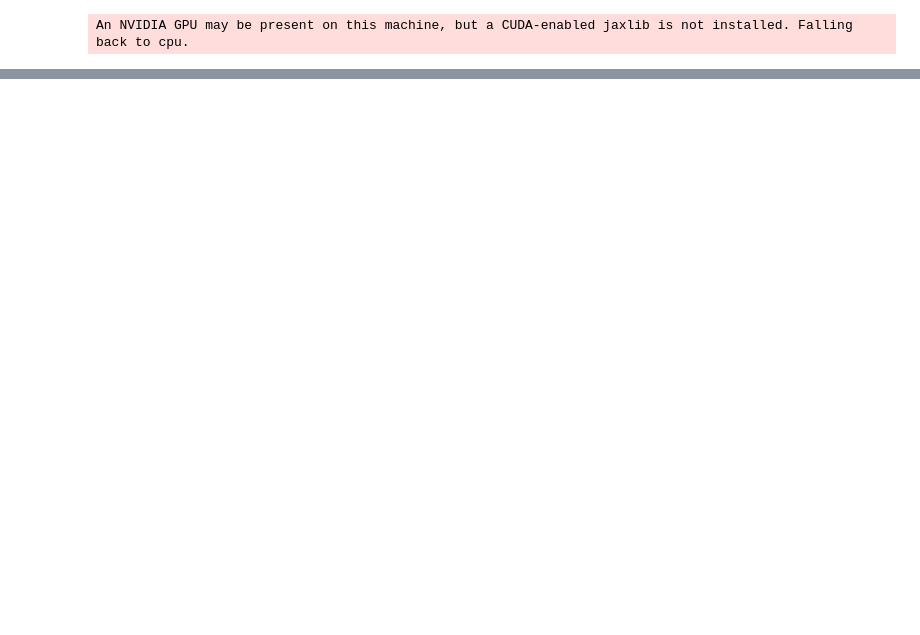
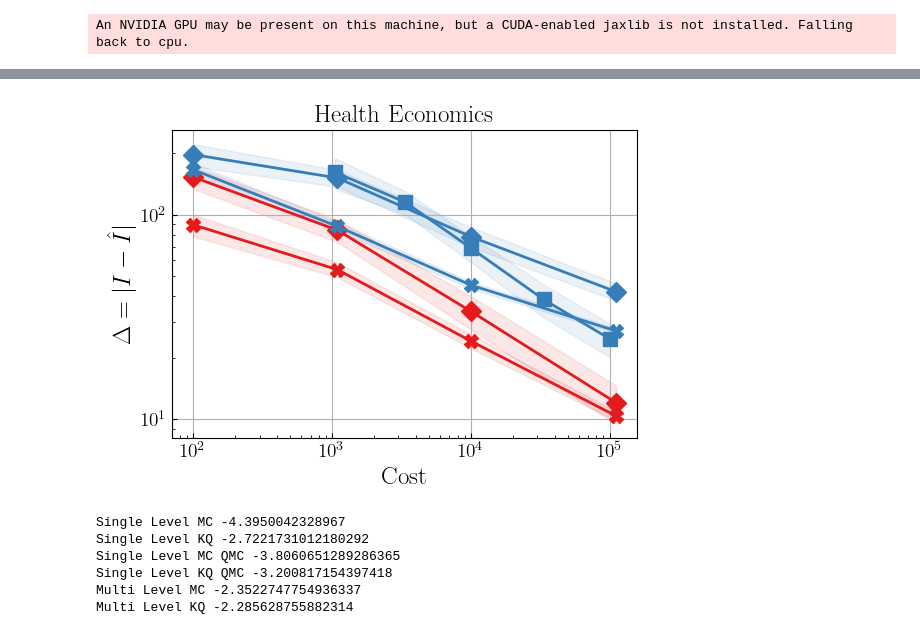
Before and after one commit to hudsonchen/nest_bq, a Jupyter notebook: plotting_notebooks/evppi.ipynb, the cells around one changed output, grey strips where cells are left out. Drawn from its saved outputs; the diff is of its cells as text; code cells hidden in the pictures; blank space fills up the shorter version.

```diff
--- a/plotting_notebooks/evppi.ipynb
+++ b/plotting_notebooks/evppi.ipynb
@@ -133,0 +224,79 @@ plt.show()
+# %%
+# Extract the keys
+markersize = 10
+linewidth = 2
+cmap = plt.get_cmap('Set1')
+alpha = 0.1
+
+fig1 = plt.figure(figsize=(6, 4))
+plt.grid(True)
+
+plt.plot(I_single_level['MC'][1], I_single_level['MC'][0], label=f'NMC', color=cmap.colors[1], linewidth=linewidth,
+         marker='D', markersize=markersize)
+plt.fill_between(I_single_level['MC'][1], I_single_level['MC'][0] - I_single_level['MC'][2],
+                    I_single_level['MC'][0] + I_single_level['MC'][2], alpha=alpha, color=cmap.colors[1])
+plt.plot(I_single_level['KQ'][1], I_single_level['KQ'][0], label=f'NKQ', color=cmap.colors[0], linewidth=linewidth,
+         marker='D', markersize=markersize)
+plt.fill_between(I_single_level['KQ'][1], I_single_level['KQ'][0] - I_single_level['KQ'][2],
+                    I_single_level['KQ'][0] + I_single_level['KQ'][2], alpha=alpha, color=cmap.colors[0])
+
+plt.plot(I_single_level_qmc['MC'][1], I_single_level_qmc['MC'][0], label=f'NMC (QMC)', color=cmap.colors[1], linewidth=linewidth,
+            marker='X', markersize=markersize)
+plt.fill_between(I_single_level_qmc['MC'][1], I_single_level_qmc['MC'][0] - I_single_level_qmc['MC'][2],
+                    I_single_level_qmc['MC'][0] + I_single_level_qmc['MC'][2], alpha=alpha, color=cmap.colors[1])
+plt.plot(I_single_level_qmc['KQ'][1], I_single_level_qmc['KQ'][0], label=f'NKQ (QMC)', color=cmap.colors[0], linewidth=linewidth,
+            marker='X', markersize=markersize)
+plt.fill_between(I_single_level_qmc['KQ'][1], I_single_level_qmc['KQ'][0] - I_single_level_qmc['KQ'][2],
+                    I_single_level_qmc['KQ'][0] + I_single_level_qmc['KQ'][2], alpha=alpha, color=cmap.colors[0])
+
+plt.plot(I_multi_level['MC'][1], I_multi_level['MC'][0], label=f'MLMC', color=cmap.colors[1], linewidth=linewidth,
+         marker='s', markersize=markersize)
+plt.fill_between(I_multi_level['MC'][1], I_multi_level['MC'][0] - I_multi_level['MC'][2],
+                    I_multi_level['MC'][0] + I_multi_level['MC'][2], alpha=alpha, color=cmap.colors[1])
+# plt.plot(I_multi_level['KQ'][1], I_multi_level['KQ'][0], label=f'MLKQ', color=cmap.colors[0], linewidth=linewidth,
+#          marker='s', markersize=markersize)
+# plt.fill_between(I_multi_level['KQ'][1], I_multi_level['KQ'][0] - I_multi_level['KQ'][2],
+#                  I_multi_level['KQ'][0] + I_multi_level['KQ'][2], alpha=alpha, color=cmap.colors[0])
+
+plt.xlabel(r'Cost')
+plt.ylabel(r'$\Delta = |I - \hat{I}|$')
+plt.yscale('log')
+plt.xscale('log')
+
+# Get current legend handles and labels
+handles, labels = plt.gca().get_legend_handles_labels()
+order = [0, 2, 4, 1, 3]
+handles = [handles[o] for o in order]
+labels = [labels[o] for o in order]
+
+# Create a legend with reordered handles and labels
+# plt.legend(handles, labels, ncol=2, bbox_to_anchor=(0.4, 0.95), loc='lower center')
+plt.title("Health Economics", fontsize=18)
+
+plt.savefig('../figures/evppi_without_mlkq.pdf', bbox_inches='tight')
+plt.show()
+# %% [output]
+[figure, added]
+# %%
+from sklearn.linear_model import LinearRegression
+model = LinearRegression()
+
+model.fit(np.log(I_single_level['MC'][1].reshape(-1, 1)), np.log(I_single_level['MC'][0]))
+print('Single Level MC', 1. / model.coef_[0])
+model.fit(np.log(I_single_level['KQ'][1].reshape(-1, 1)), np.log(I_single_level['KQ'][0]))
+print('Single Level KQ', 1. / model.coef_[0])
+model.fit(np.log(I_single_level_qmc['MC'][1].reshape(-1, 1)), np.log(I_single_level_qmc['MC'][0]))
+print('Single Level MC QMC', 1. / model.coef_[0])
+model.fit(np.log(I_single_level_qmc['KQ'][1].reshape(-1, 1)), np.log(I_single_level_qmc['KQ'][0]))
+print('Single Level KQ QMC', 1. / model.coef_[0])
+model.fit(np.log(I_multi_level['MC'][1].reshape(-1, 1)), np.log(I_multi_level['MC'][0]))
+print('Multi Level MC', 1. / model.coef_[0])
+model.fit(np.log(I_multi_level['KQ'][1].reshape(-1, 1)), np.log(I_multi_level['KQ'][0]))
+print('Multi Level KQ', 1. / model.coef_[0])
+# %% [output]
+Single Level MC -4.3950042328967
+Single Level KQ -2.7221731012180292
+Single Level MC QMC -3.8060651289286365
+Single Level KQ QMC -3.200817154397418
+Multi Level MC -2.3522747754936337
+Multi Level KQ -2.285628755882314
```
Also changed, not shown: parts of 8 cells of this notebook, 31 other files.
